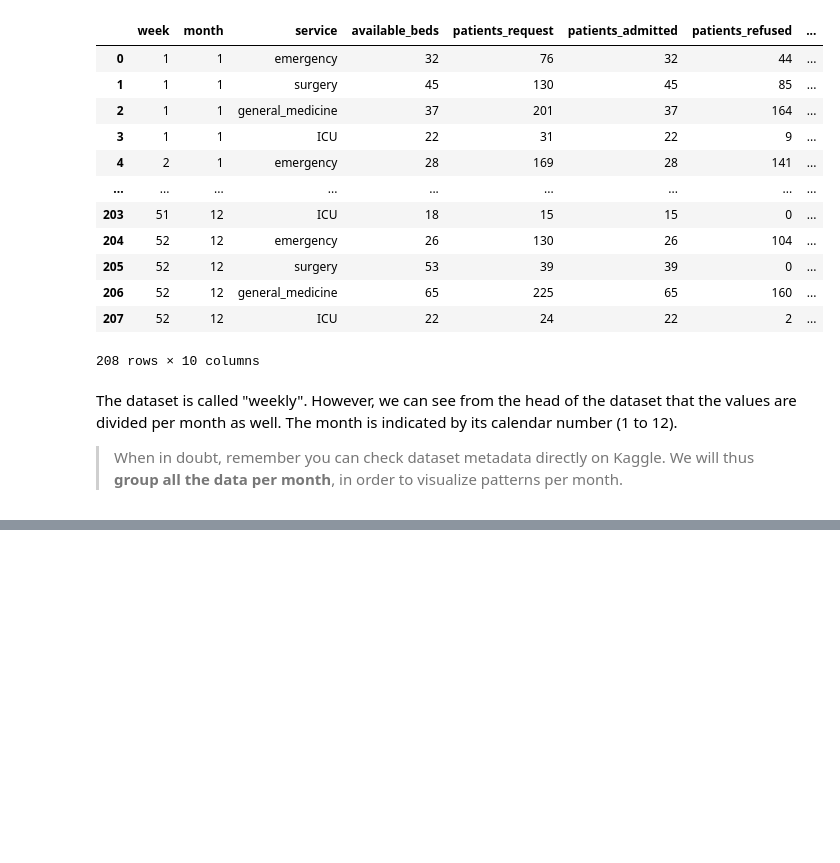
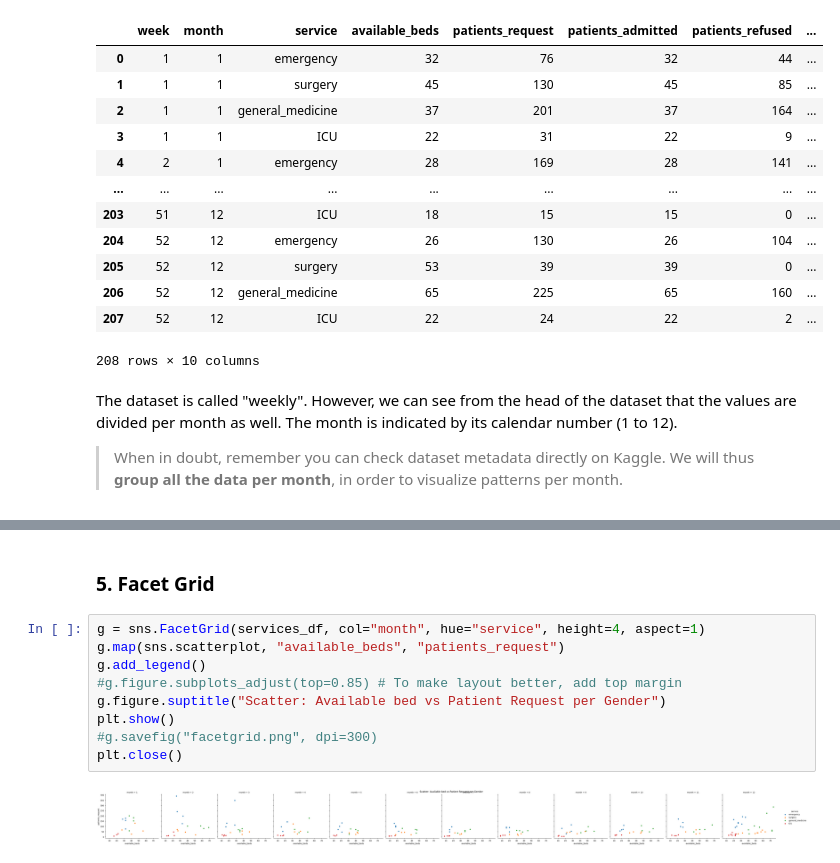
Before and after one commit to cg67qowo/Introduction-to-Data-Analysis-with-Python, a Jupyter notebook: Week4/04-02-Advanced_visualization-1.ipynb, the cells around one changed output, grey strips where cells are left out. Drawn from its saved outputs; the diff is of its cells as text; blank space fills up the shorter version.

```diff
--- a/Week4/04-02-Advanced_visualization-1.ipynb
+++ b/Week4/04-02-Advanced_visualization-1.ipynb
@@ -236,0 +279,13 @@ Here, we used `agg()`, an useful aggregation function of `pandas`. We used it to
+# %% [markdown]
+### 5. Facet Grid
+# %%
+g = sns.FacetGrid(services_df, col="month", hue="service", height=4, aspect=1)
+g.map(sns.scatterplot, "available_beds", "patients_request")
+g.add_legend()
+#g.figure.subplots_adjust(top=0.85) # To make layout better, add top margin
+g.figure.suptitle("Scatter: Available bed vs Patient Request per Gender")
+plt.show()
+#g.savefig("facetgrid.png", dpi=300)
+plt.close()
+# %% [output]
+[figure, added]
```
Also changed, not shown: parts of 33 cells of this notebook.
